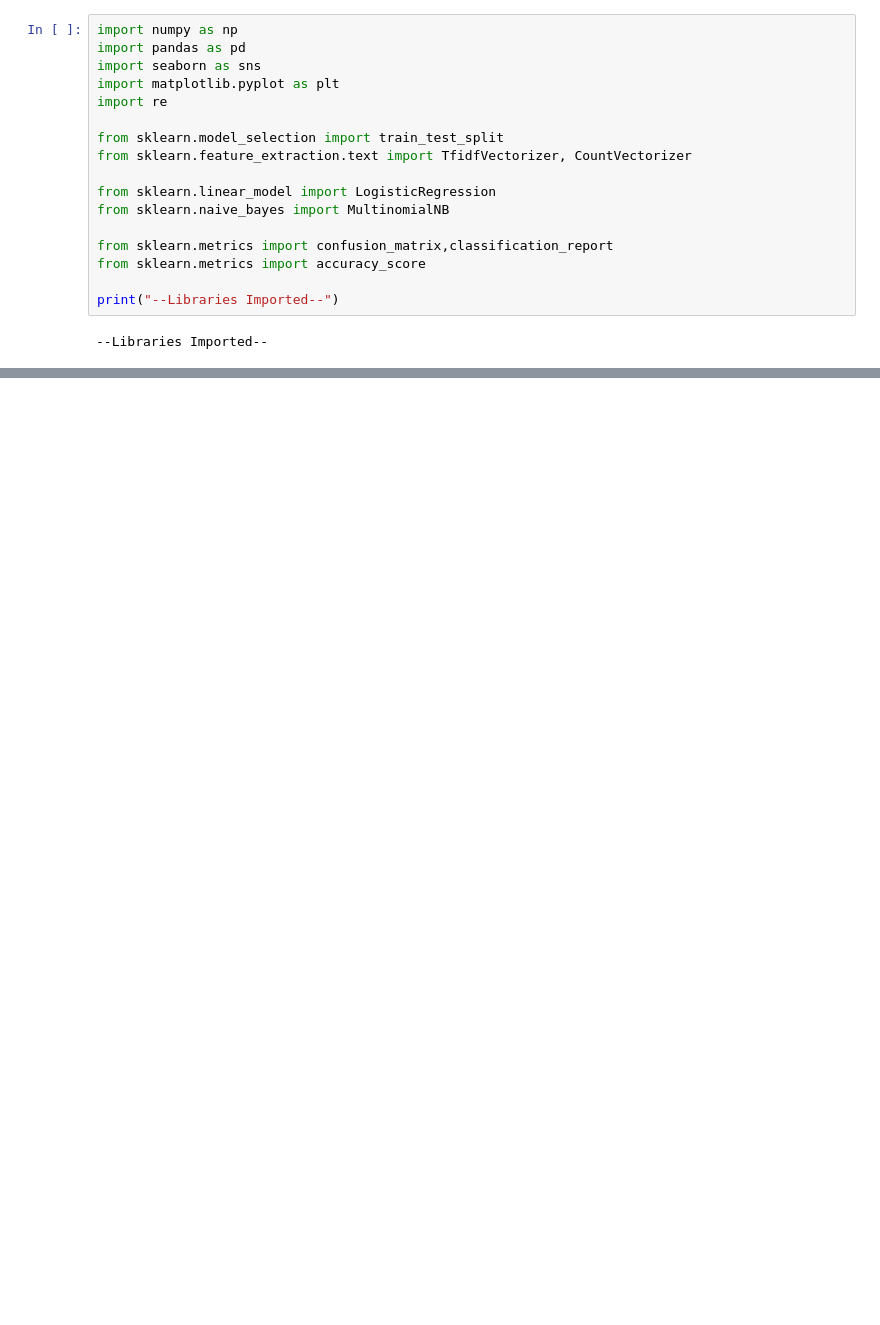
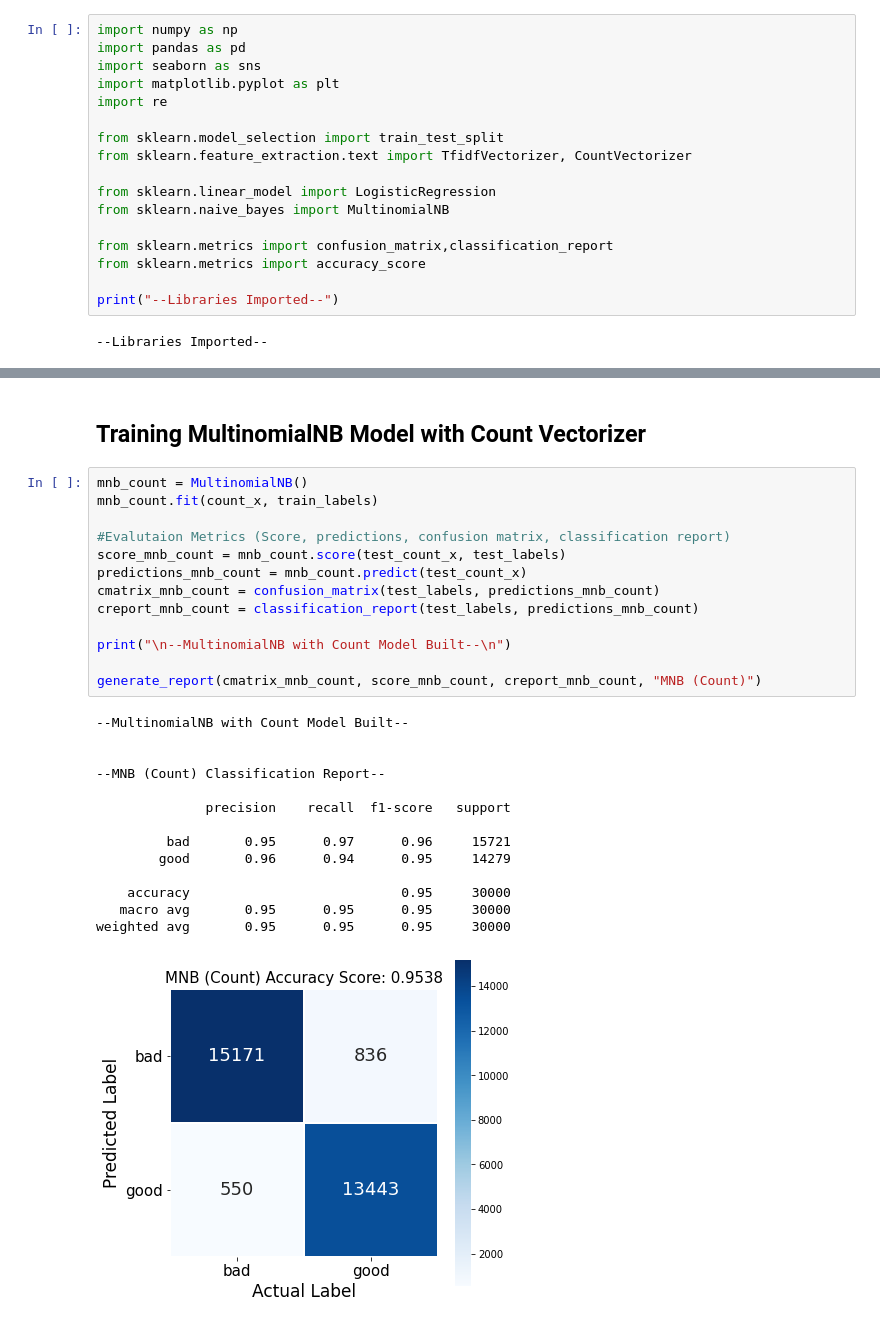
Before and after one commit to sumitbishti/Malicious-URL-Predictor, a Jupyter notebook: Malicious URL Predictor.ipynb, the cells around one changed output, grey strips where cells are left out. Drawn from its saved outputs; the diff is of its cells as text; blank space fills up the shorter version.

```diff
--- a/Malicious URL Predictor.ipynb
+++ b/Malicious URL Predictor.ipynb
@@ -324,0 +275,30 @@ weighted avg       0.96      0.96      0.96     30000
+# %% [markdown]
+## Training MultinomialNB Model with Count Vectorizer
+# %%
+mnb_count = MultinomialNB()
+mnb_count.fit(count_x, train_labels)
+
+#Evalutaion Metrics (Score, predictions, confusion matrix, classification report)
+score_mnb_count = mnb_count.score(test_count_x, test_labels)
+predictions_mnb_count = mnb_count.predict(test_count_x)
+cmatrix_mnb_count = confusion_matrix(test_labels, predictions_mnb_count)
+creport_mnb_count = classification_report(test_labels, predictions_mnb_count)
+
+print("\n--MultinomialNB with Count Model Built--\n")
+
+generate_report(cmatrix_mnb_count, score_mnb_count, creport_mnb_count, "MNB (Count)")
+# %% [output]
+--MultinomialNB with Count Model Built--
+
+
+--MNB (Count) Classification Report--
+
+              precision    recall  f1-score   support
+
+         bad       0.95      0.97      0.96     15721
+        good       0.96      0.94      0.95     14279
+
+    accuracy                           0.95     30000
+   macro avg       0.95      0.95      0.95     30000
+weighted avg       0.95      0.95      0.95     30000
+[figure, added]
```
Also changed, not shown: parts of 42 cells of this notebook.
